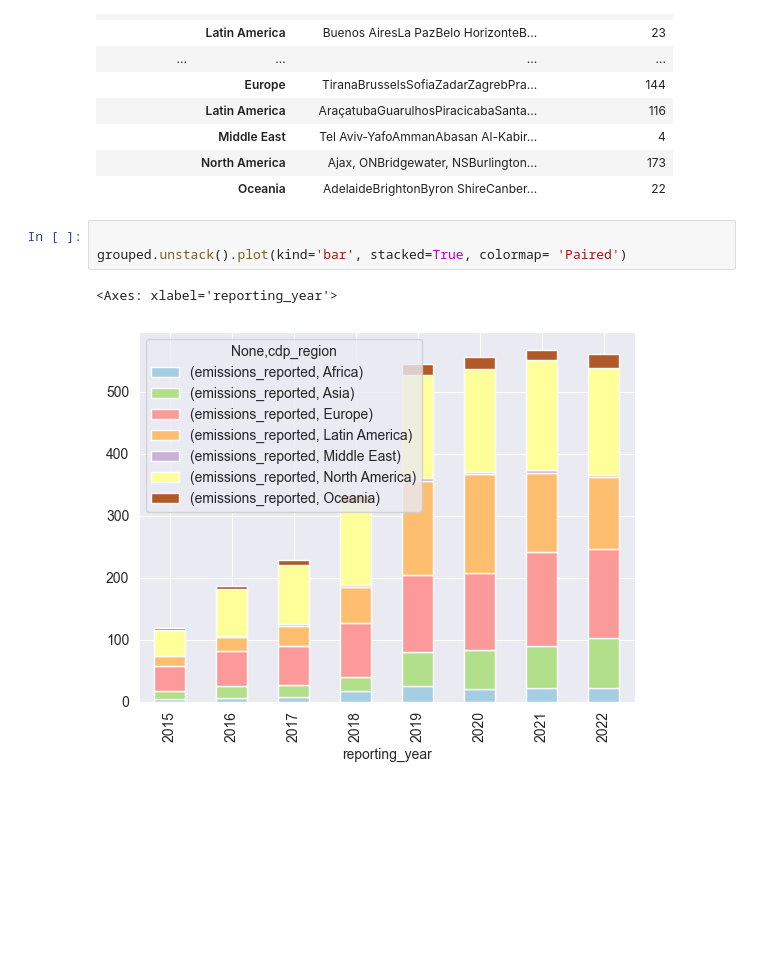
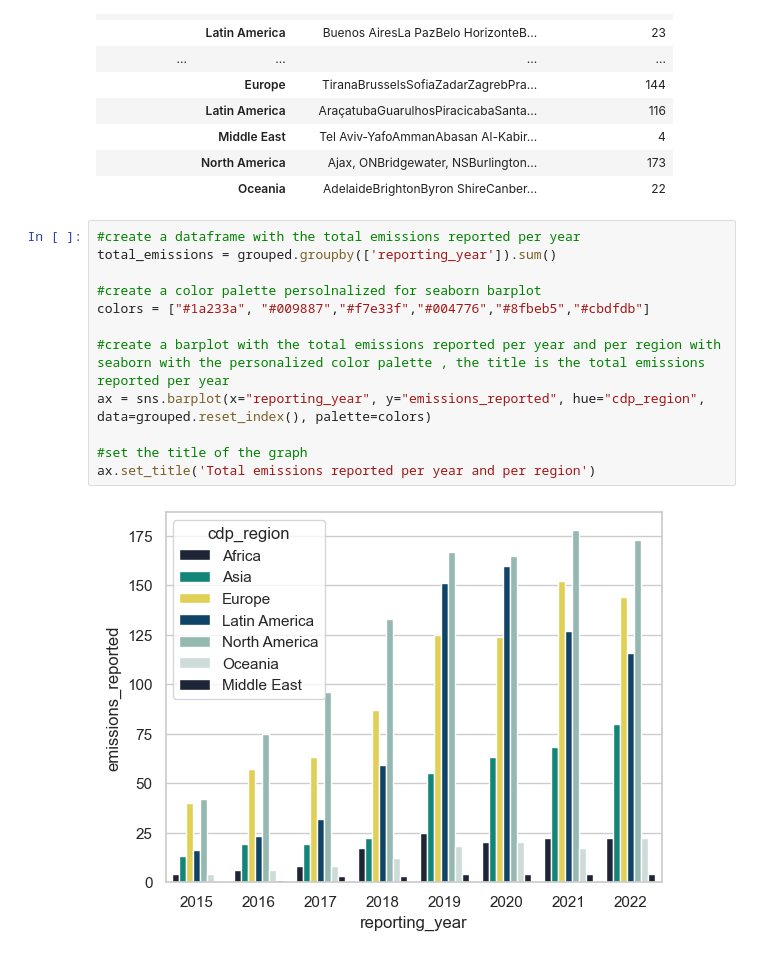
Before and after one commit to LanCaphe/climate, a Jupyter notebook: analyze.ipynb, the cells around one changed output. Drawn from its saved outputs; the diff is of its cells as text; blank space fills up the shorter version.

Commit message:
update with good color

```diff
--- a/analyze.ipynb
+++ b/analyze.ipynb
@@ -142,8 +142,16 @@ grouped
 |  | North America | Ajax, ONBridgewater, NSBurlington... | 173 |
 |  | Oceania | AdelaideBrightonByron ShireCanber... | 22 |
 # %%
+#create a dataframe with the total emissions reported per year
+total_emissions = grouped.groupby(['reporting_year']).sum()
 
-grouped.unstack().plot(kind='bar', stacked=True, colormap= 'Paired')
+#create a color palette persolnalized for seaborn barplot
+colors = ["#1a233a", "#009887","#f7e33f","#004776","#8fbeb5","#cbdfdb"]
+
+#create a barplot with the total emissions reported per year and per region with seaborn with the personalized color palette , the title is the total emissions reported per year
+ax = sns.barplot(x="reporting_year", y="emissions_reported", hue="cdp_region", data=grouped.reset_index(), palette=colors)
+
+#set the title of the graph
+ax.set_title('Total emissions reported per year and per region')
 # %% [output]
-<Axes: xlabel='reporting_year'>
-[figure, old version]
+[figure, new version]
```
